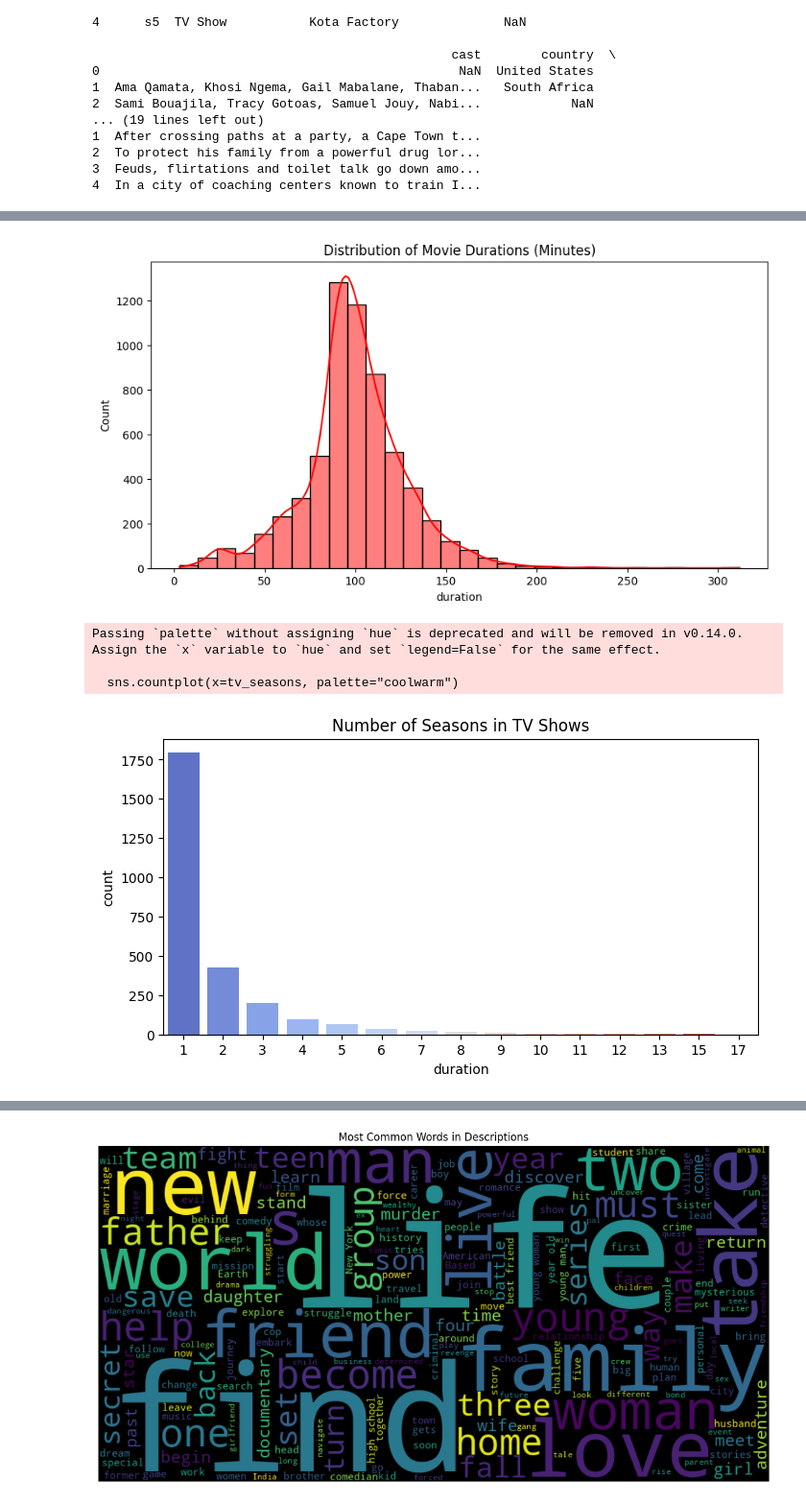
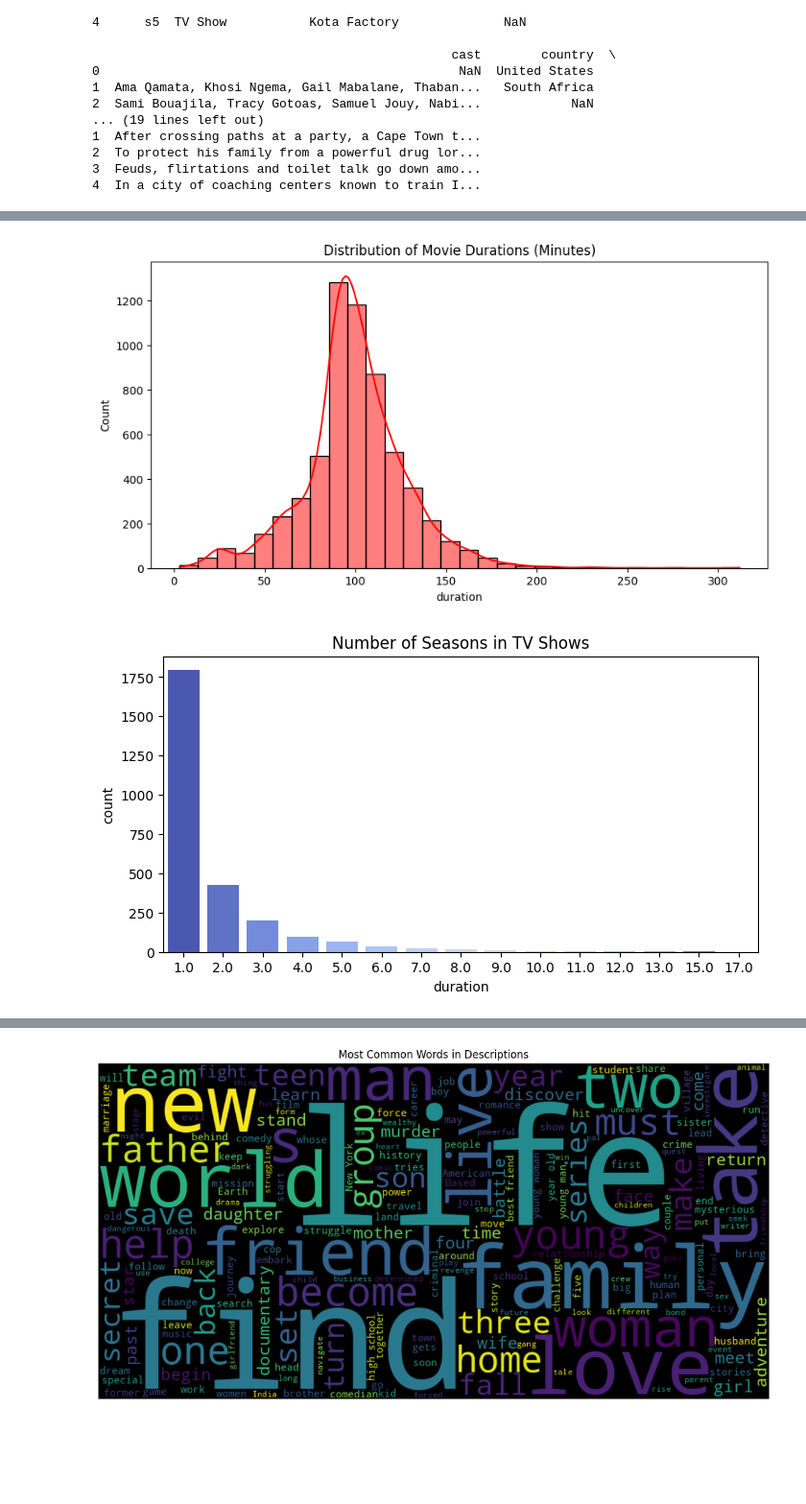
Before and after one commit to THEJAASHREE/231801181-PODS, a Jupyter notebook: ex6(a).ipynb, the cells around one changed output, grey strips where cells are left out. Shown at 96% size. Cells and saved outputs as stored; diff of their text form; code cells hidden in the pictures; blank space fills up the shorter version.

```diff
--- a/ex6(a).ipynb
+++ b/ex6(a).ipynb
@@ -66,29 +59,23 @@ Passing `palette` without assigning `hue` is deprecated and will be removed in v
 # 4. Time-Based Trend Analysis (Fixed)
 
 df['release_year'] = pd.to_numeric(df['release_year'], errors='coerce')
-
-# Fix date parsing (handle mixed formats)
-df['date_added'] = pd.to_datetime(df['date_added'], errors='coerce', infer_datetime_format=True)
+df['date_added'] = pd.to_datetime(df['date_added'], errors='coerce')
 
 # a. Year-wise releases
 plt.figure(figsize=(12,5))
-df['release_year'].value_counts().sort_index().plot(kind='bar', color="skyblue")
+df['release_year'].value_counts().sort_index().plot(kind='bar')
 plt.title("Movies/Shows Released per Year")
-plt.xlabel("Release Year")
-plt.ylabel("Count")
 plt.show()
 
-# b. Year-wise additions to Netflix (based on date_added)
+# b. Year-wise additions to Netflix
 plt.figure(figsize=(12,5))
-df['date_added'].dt.year.value_counts().sort_index().plot(kind='bar', color="orange")
+df['date_added'].dt.year.value_counts().sort_index().plot(kind='bar')
 plt.title("Titles Added to Netflix per Year")
-plt.xlabel("Year")
-plt.ylabel("Count")
 plt.show()
 
-# c. Growth trend (cumulative additions)
+# c. Growth trend
 plt.figure(figsize=(12,5))
-df['date_added'].dt.year.value_counts().sort_index().cumsum().plot(color="red")
+df['date_added'].dt.year.value_counts().sort_index().cumsum().plot()
 plt.title("Cumulative Growth of Netflix Content")
 plt.xlabel("Year")
 plt.ylabel("Cumulative Titles")
@@ -100,26 +87,21 @@ plt.show()
 # %%
 # 5. Duration & Content Type Analysis
 # a. Movie durations
-movie_durations = df[df['type']=='Movie']['duration'].str.replace(" min","").dropna()
-movie_durations = movie_durations.astype(int)
+movie_durations = df[df['type']=='Movie']['duration'].str.replace(" min","").dropna().astype(int)
 plt.figure(figsize=(10,5))
 sns.histplot(movie_durations, bins=30, kde=True, color="red")
 plt.title("Distribution of Movie Durations (Minutes)")
 plt.show()
 
 # b. TV show seasons
-tv_seasons = df[df['type']=='TV Show']['duration'].str.replace(" Season","").str.replace("s","").dropna()
-tv_seasons = tv_seasons.astype(int)
+tv_seasons = df[df['type']=='TV Show']['duration'].str.replace(" Season","").str.replace("s","").astype(float)
 plt.figure(figsize=(8,4))
-sns.countplot(x=tv_seasons, palette="coolwarm")
+sns.countplot(x=tv_seasons, hue=tv_seasons, palette="coolwarm", legend=False)
 plt.title("Number of Seasons in TV Shows")
 plt.show()
 # %% [output]
 [figure]
-Passing `palette` without assigning `hue` is deprecated and will be removed in v0.14.0. Assign the `x` variable to `hue` and set `legend=False` for the same effect.
-
-  sns.countplot(x=tv_seasons, palette="coolwarm")
-[figure, old version]
+[figure, new version]
 # %%
 from collections import Counter
 
```
Also changed, not shown: parts of 4 cells of this notebook.
